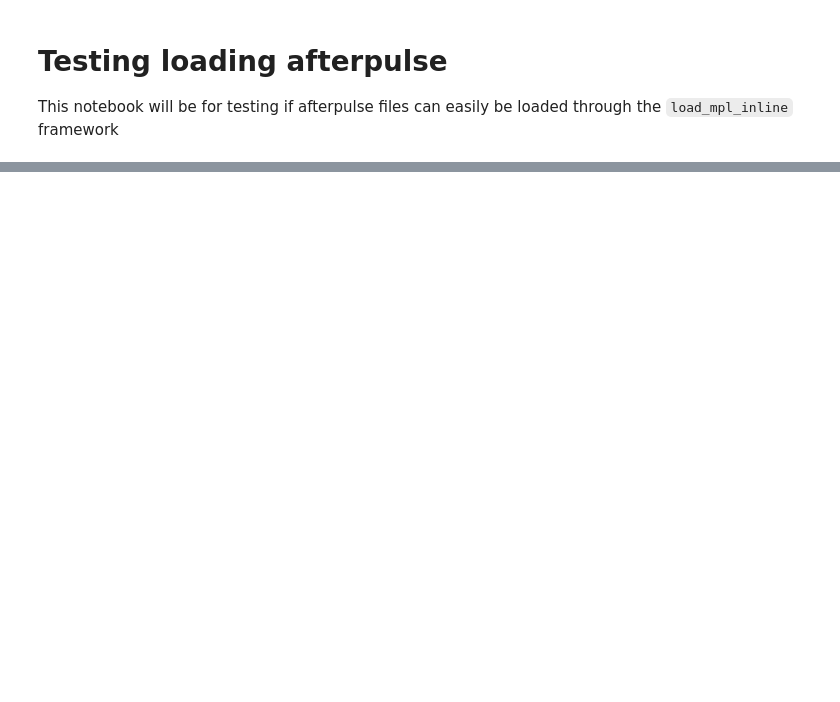
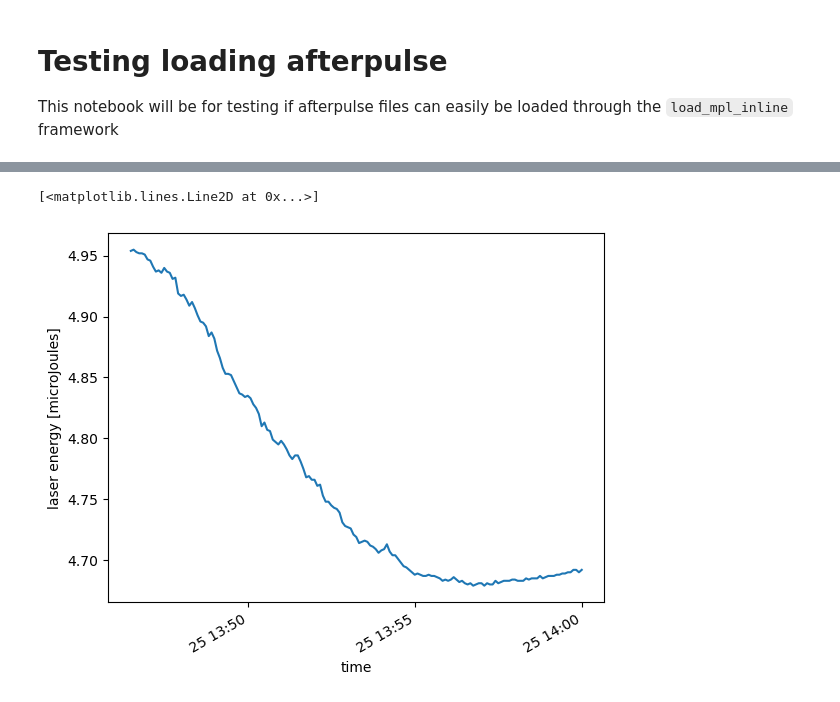
Before and after one commit to DAndrewA/mplgz2ingested, a Jupyter notebook: test_load_afterpulse.ipynb, the cells around one changed output, grey strips where cells are left out. Cells and saved outputs as stored; diff of their text form; code cells hidden in the pictures; blank space fills up the shorter version.

```diff
--- a/test_load_afterpulse.ipynb
+++ b/test_load_afterpulse.ipynb
@@ -88,0 +89,5 @@ Data variables:
+# %%
+ds_ing.energy.plot()
+# %% [output]
+[<matplotlib.lines.Line2D at 0x...>]
+[figure, added]
```
Also changed, not shown: parts of 10 cells of this notebook.
